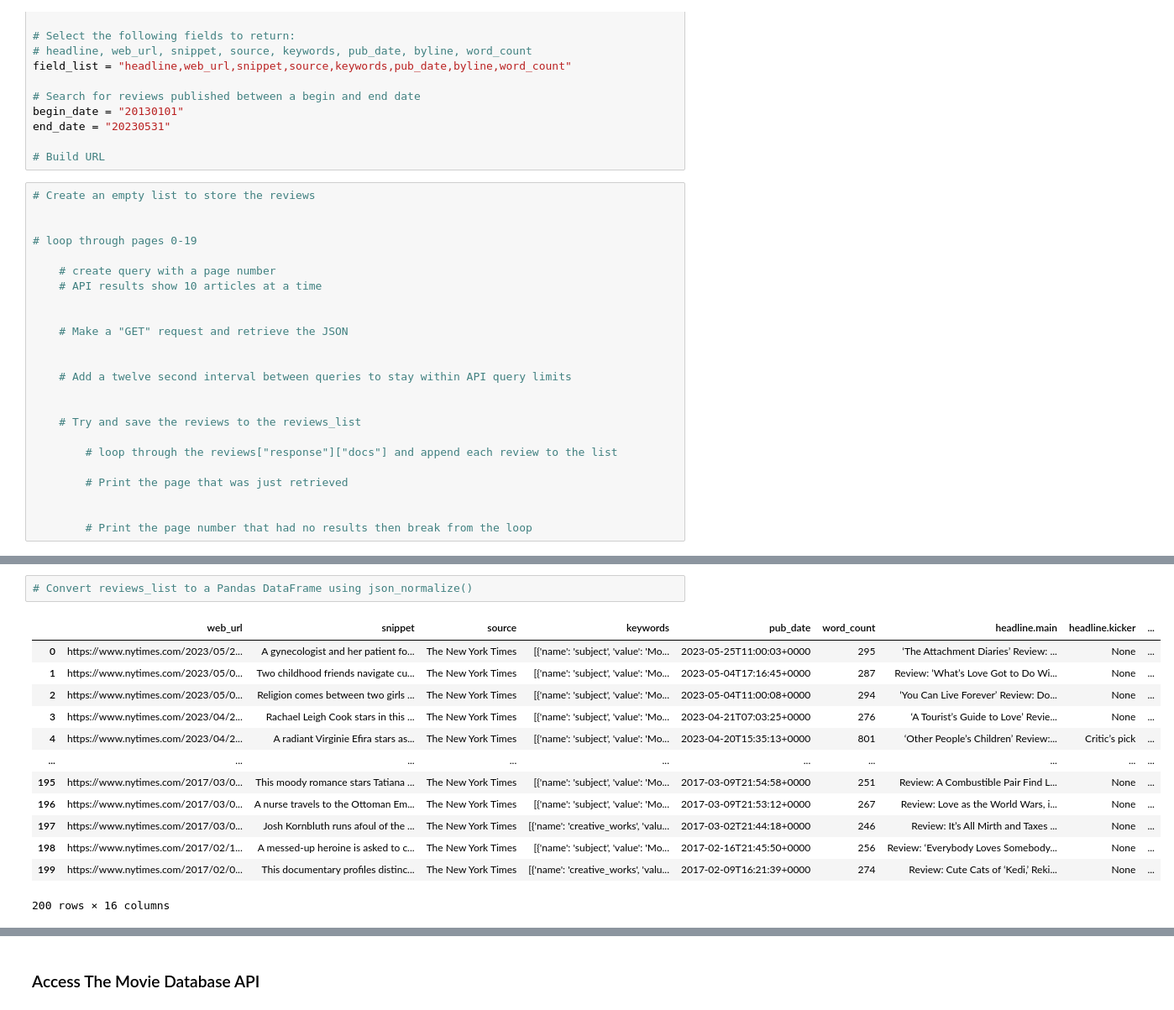
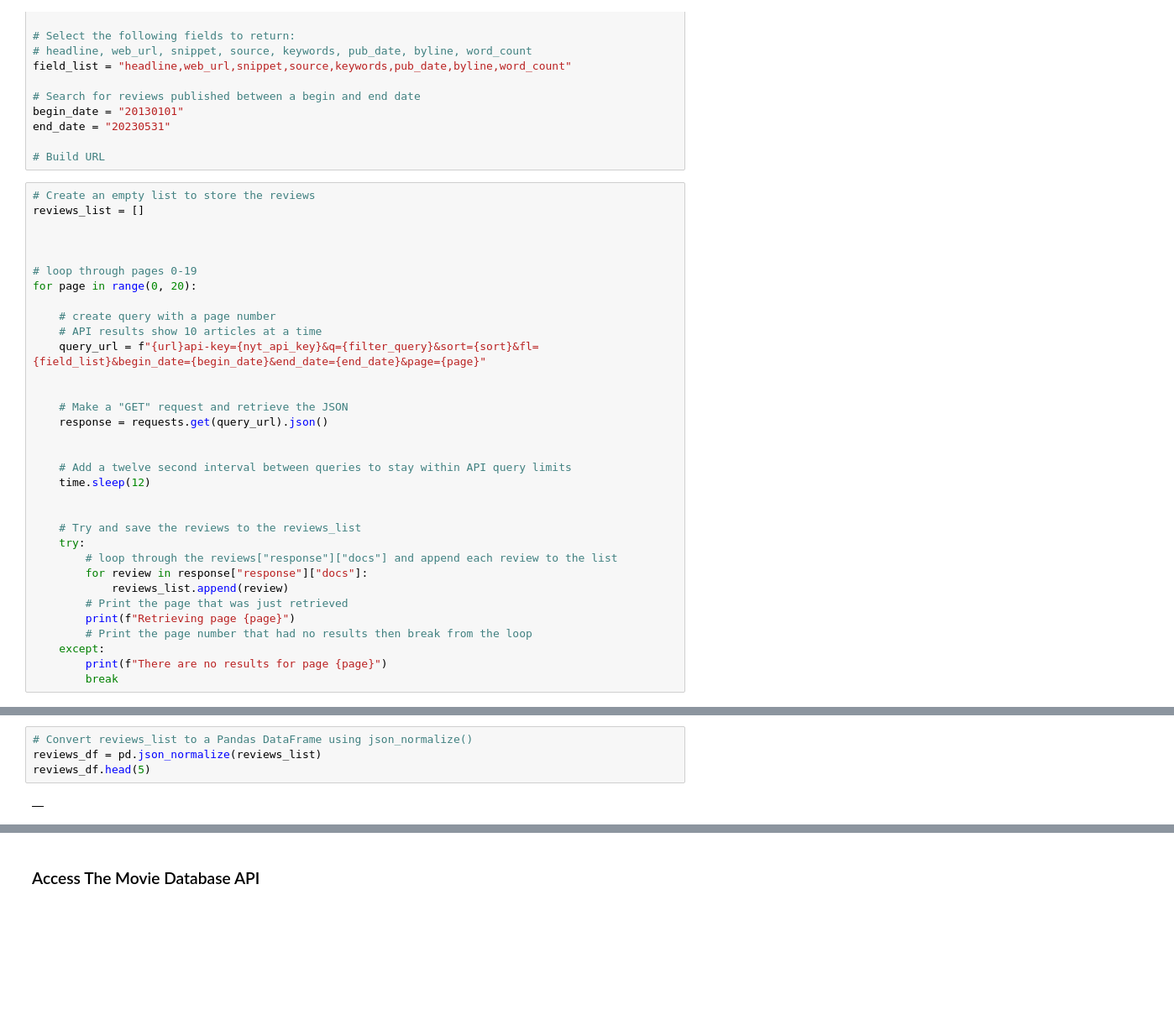
Before and after one commit to abdulkdawson/Module-6-Challenge, a Jupyter notebook: retrieve_movie_data.ipynb, the cells around one changed output, grey strips where cells are left out. Shown at 84% size. Drawn from its saved outputs; the diff is of its cells as text; blank space fills up the shorter version.

```diff
--- a/retrieve_movie_data.ipynb
+++ b/retrieve_movie_data.ipynb
@@ -39,26 +39,35 @@ end_date = "20230531"
 # Build URL
 # %%
 # Create an empty list to store the reviews
+reviews_list = []
+
 
 
 # loop through pages 0-19
+for page in range(0, 20):
 
     # create query with a page number
     # API results show 10 articles at a time
+    query_url = f"{url}api-key={nyt_api_key}&q={filter_query}&sort={sort}&fl={field_list}&begin_date={begin_date}&end_date={end_date}&page={page}"
 
 
     # Make a "GET" request and retrieve the JSON
+    response = requests.get(query_url).json()
 
 
     # Add a twelve second interval between queries to stay within API query limits
+    time.sleep(12)
 
 
     # Try and save the reviews to the reviews_list
-
+    try:
         # loop through the reviews["response"]["docs"] and append each review to the list
-
+        for review in response["response"]["docs"]:
+            reviews_list.append(review)
         # Print the page that was just retrieved
-
-
+        print(f"Retrieving page {page}")
         # Print the page number that had no results then break from the loop
+    except:
+        print(f"There are no results for page {page}")
+        break
 # %% [output]
@@ -106,19 +83,9 @@ Checked page 19
 # %%
 # Convert reviews_list to a Pandas DataFrame using json_normalize()
+reviews_df = pd.json_normalize(reviews_list)
+reviews_df.head(5)
 # %% [output]
-|  | web_url | snippet | source | keywords | pub_date | word_count | headline.main | headline.kicker | ... |
-| 0 | https://www.nytimes.com/2023/05/2... | A gynecologist and her patient fo... | The New York Times | [{'name': 'subject', 'value': 'Mo... | 2023-05-25T11:00:03+0000 | 295 | ‘The Attachment Diaries’ Review: ... | None | ... |
-| 1 | https://www.nytimes.com/2023/05/0... | Two childhood friends navigate cu... | The New York Times | [{'name': 'subject', 'value': 'Mo... | 2023-05-04T17:16:45+0000 | 287 | Review: ‘What’s Love Got to Do Wi... | None | ... |
-| 2 | https://www.nytimes.com/2023/05/0... | Religion comes between two girls ... | The New York Times | [{'name': 'subject', 'value': 'Mo... | 2023-05-04T11:00:08+0000 | 294 | ‘You Can Live Forever’ Review: Do... | None | ... |
-| 3 | https://www.nytimes.com/2023/04/2... | Rachael Leigh Cook stars in this ... | The New York Times | [{'name': 'subject', 'value': 'Mo... | 2023-04-21T07:03:25+0000 | 276 | ‘A Tourist’s Guide to Love’ Revie... | None | ... |
-| 4 | https://www.nytimes.com/2023/04/2... | A radiant Virginie Efira stars as... | The New York Times | [{'name': 'subject', 'value': 'Mo... | 2023-04-20T15:35:13+0000 | 801 | ‘Other People’s Children’ Review:... | Critic’s pick | ... |
-| ... | ... | ... | ... | ... | ... | ... | ... | ... | ... |
-| 195 | https://www.nytimes.com/2017/03/0... | This moody romance stars Tatiana ... | The New York Times | [{'name': 'subject', 'value': 'Mo... | 2017-03-09T21:54:58+0000 | 251 | Review: A Combustible Pair Find L... | None | ... |
-| 196 | https://www.nytimes.com/2017/03/0... | A nurse travels to the Ottoman Em... | The New York Times | [{'name': 'subject', 'value': 'Mo... | 2017-03-09T21:53:12+0000 | 267 | Review: Love as the World Wars, i... | None | ... |
-| 197 | https://www.nytimes.com/2017/03/0... | Josh Kornbluth runs afoul of the ... | The New York Times | [{'name': 'creative_works', 'valu... | 2017-03-02T21:44:18+0000 | 246 | Review: It’s All Mirth and Taxes ... | None | ... |
-| 198 | https://www.nytimes.com/2017/02/1... | A messed-up heroine is asked to c... | The New York Times | [{'name': 'subject', 'value': 'Mo... | 2017-02-16T21:45:50+0000 | 256 | Review: ‘Everybody Loves Somebody... | None | ... |
-| 199 | https://www.nytimes.com/2017/02/0... | This documentary profiles distinc... | The New York Times | [{'name': 'creative_works', 'valu... | 2017-02-09T16:21:39+0000 | 274 | Review: Cute Cats of ‘Kedi,’ Reki... | None | ... |
+|  |
-200 rows × 16 columns
 # %%
 # Extract the title from the "headline.main" column and
 # save it to a new column "title"
```
Also changed, not shown: parts of 6 cells of this notebook, 3 other files.
